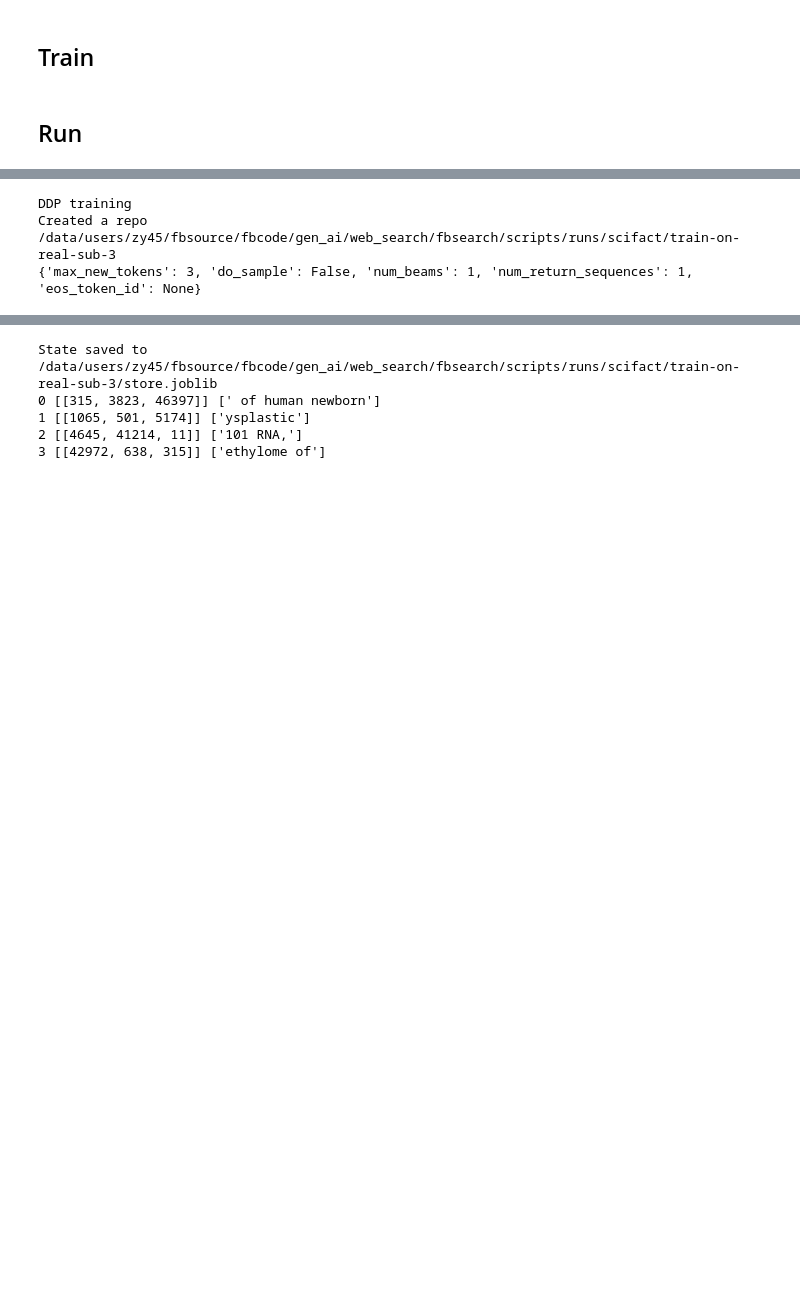
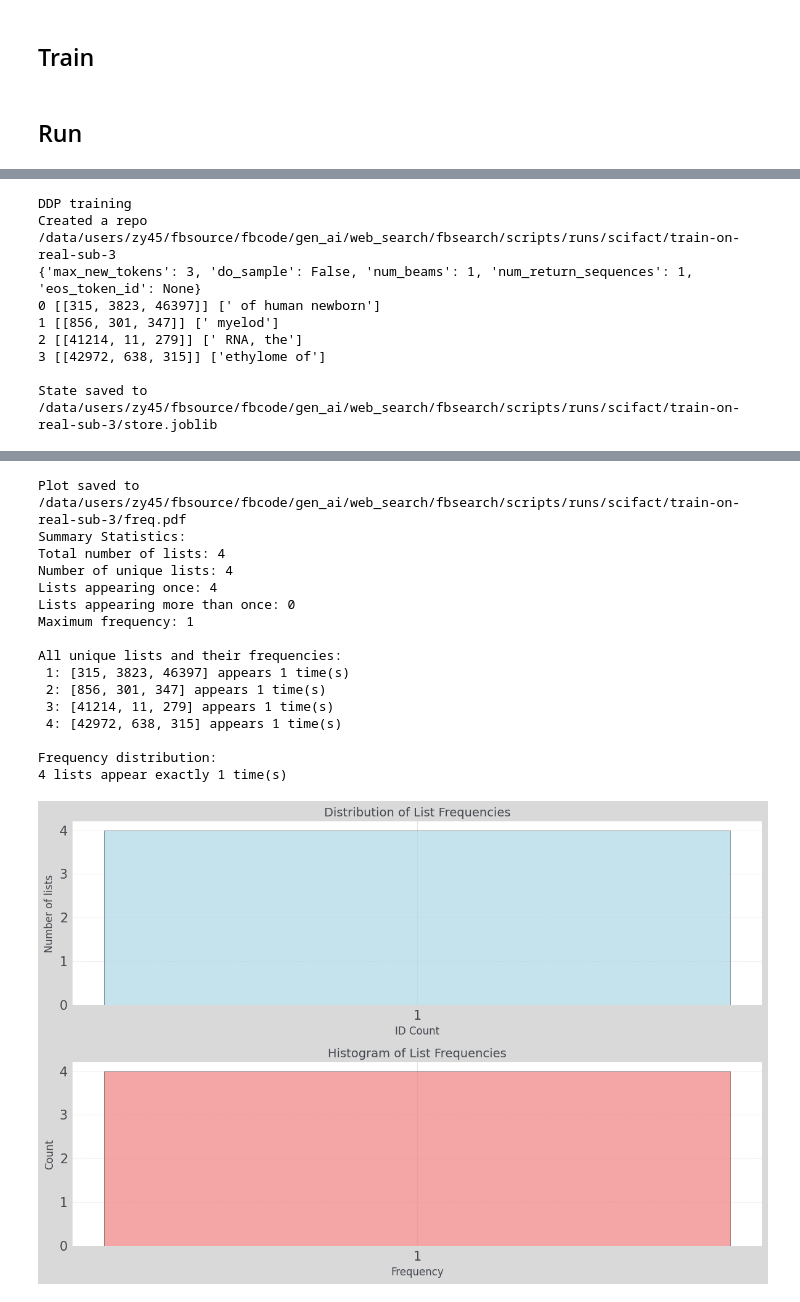
Before and after one commit to zeyuyang8/fbsearch, a Jupyter notebook: scripts/debug.ipynb, the cells around one changed output, grey strips where cells are left out. Drawn from its saved outputs; the diff is of its cells as text; code cells hidden in the pictures; blank space fills up the shorter version.

```diff
--- a/scripts/debug.ipynb
+++ b/scripts/debug.ipynb
@@ -719,7 +721,7 @@ class SequencePrefixTreeIndexStore(IndexStoreTemplate):
             print(
                 id,
                 val,
-                self.transformer.doc_tokenizer.batch_decode(
+                self.transformer.inference_tokenizer.batch_decode(
                     val, skip_special_tokens=False
                 ),
             )
@@ -835,7 +837,7 @@ class SequencePrefixTreeIndexStore(IndexStoreTemplate):
                 result = self._traverse_tree_for_query(seq)
                 if result:
                     result["index_ids"] = seq
-                    result["index_txt"] = self.transformer.doc_tokenizer.batch_decode(
+                    result["index_txt"] = self.transformer.inference_tokenizer.batch_decode(
                         seq, skip_special_tokens=False
                     )
                     result_ids.append(result)
@@ -983,8 +985,8 @@ class Arguments:
     # Model
     query_model_alias: str = field(default="llama-3.2-1b-instruct")
     doc_model_alias: str = field(default="llama-3.2-1b-instruct")
-    query_model_max_length: int = field(default=128)
-    doc_model_max_length: int = field(default=2048)
+    train_max_length: int = field(default=128)
+    inference_max_length: int = field(default=2048)
     torch_dtype: str = field(default="bfloat16")
 
     # Prompts
@@ -1171,16 +1173,18 @@ if args:
         query_model_name_or_path = TRANSFORMERS_PATH_MAP[args.query_model_alias]
         doc_model_name_or_path = TRANSFORMERS_PATH_MAP[args.doc_model_alias]
         if "query_model_copy" not in locals():
-            query_model_copy, query_tokenizer = get_model_and_tokenizer(
+            query_model_copy, train_tokenizer = get_model_and_tokenizer(
                 query_model_name_or_path,
-                model_max_length=args.query_model_max_length,
+                model_max_length=args.train_max_length,
                 torch_dtype=torch_dtype,
+                padding_side="right",
             )
         if "doc_model" not in locals():
-            doc_model, doc_tokenizer = get_model_and_tokenizer(
+            doc_model, inference_tokenizer = get_model_and_tokenizer(
                 doc_model_name_or_path,
-                model_max_length=args.doc_model_max_length,
+                model_max_length=args.inference_max_length,
                 torch_dtype=torch_dtype,
+                padding_side="left",
             )
             doc_model.to(accelerator.device, dtype=torch_dtype)
 
@@ -1239,8 +1243,8 @@ if args:
     genx_transformer = GenXTransformer(
         query_model=query_model,
         doc_model=doc_model,
-        query_tokenizer=query_tokenizer,
-        doc_tokenizer=doc_tokenizer,
+        train_tokenizer=train_tokenizer,
+        inference_tokenizer=inference_tokenizer,
         num_beams=args.num_beams,
         num_next_tokens=args.num_next_tokens,
     )
@@ -1273,7 +1277,7 @@ if args:
     store = SequencePrefixTreeIndexStore(
         genx_transformer,
         id_len=args.num_next_tokens,
-        universe=set(range(genx_transformer.doc_tokenizer.vocab_size)),
+        universe=set(range(genx_transformer.inference_tokenizer.vocab_size)),
         doc_prompt=corpus_prompt_template,
         query_prompt=query_prompt_template,
         mode="document_search",
@@ -1286,12 +1290,14 @@ if args:
     if args.load_store_state and os.path.exists(store_state_path):
         logger.info("Loading state...")
         store.load_state(store_state_path)
-        store.print_beams_store()
-        print()
+        if len(store._beams_store) < 10:
+            store.print_beams_store()
+            print()
         store.plot_list_frequencies(
             store._beams_store,
-            figsize=(8, 6),
+            figsize=(12, 8),
             save_path=os.path.join(args.output_dir, "freq.pdf"),
+            verbose=True if accelerator.is_main_process else False,
         )
     else:
         logger.info("Inserting corpus into data store...")
@@ -1303,8 +1309,16 @@ if args:
                 doc_id = doc_id.cpu().item()
                 to_be_inserted.append(Document(text, {"doc_id": doc_id}))
             store.insert(to_be_inserted)
+        if len(store._beams_store) < 10:
+            store.print_beams_store()
+            print()
         store.save_state(store_state_path)
-        store.print_beams_store()
+        store.plot_list_frequencies(
+            store._beams_store,
+            figsize=(12, 8),
+            save_path=os.path.join(args.output_dir, "freq.pdf"),
+            verbose=True if accelerator.is_main_process else False,
+        )
 
     # Log some info about our training
     total_batch_size = (
@@ -1365,8 +1379,7 @@ if args:
         initial=initial_global_step,
         desc="Steps",
         # Only show the progress bar once on each machine.
-        # disable=not accelerator.is_local_main_process,
-        disable=True,
+        disable=not accelerator.is_local_main_process,
     )
     epoch = first_epoch
     for epoch in range(first_epoch, num_train_epochs):
@@ -1498,3 +1511,9 @@ Mixed precision type: bf16
 DDP training
 Created a repo /data/users/zy45/fbsource/fbcode/gen_ai/web_search/fbsearch/scripts/runs/scifact/train-on-real-sub-3
 {'max_new_tokens': 3, 'do_sample': False, 'num_beams': 1, 'num_return_sequences': 1, 'eos_token_id': None}
+0 [[315, 3823, 46397]] [' of human newborn']
+1 [[856, 301, 347]] [' myelod']
+2 [[41214, 11, 279]] [' RNA, the']
+3 [[42972, 638, 315]] ['ethylome of']
+
+State saved to /data/users/zy45/fbsource/fbcode/gen_ai/web_search/fbsearch/scripts/runs/scifact/train-on-real-sub-3/store.joblib
@@ -1512,8 +1531,20 @@ Created a repo /data/users/zy45/fbsource/fbcode/gen_ai/web_search/fbsearch/scrip
-State saved to /data/users/zy45/fbsource/fbcode/gen_ai/web_search/fbsearch/scripts/runs/scifact/train-on-real-sub-3/store.joblib
-0 [[315, 3823, 46397]] [' of human newborn']
-1 [[1065, 501, 5174]] ['ysplastic']
-2 [[4645, 41214, 11]] ['101 RNA,']
-3 [[42972, 638, 315]] ['ethylome of']
+Plot saved to /data/users/zy45/fbsource/fbcode/gen_ai/web_search/fbsearch/scripts/runs/scifact/train-on-real-sub-3/freq.pdf
+Summary Statistics:
+Total number of lists: 4
+Number of unique lists: 4
+Lists appearing once: 4
+Lists appearing more than once: 0
+Maximum frequency: 1
+
+All unique lists and their frequencies:
+ 1: [315, 3823, 46397] appears 1 time(s)
+ 2: [856, 301, 347] appears 1 time(s)
+ 3: [41214, 11, 279] appears 1 time(s)
+ 4: [42972, 638, 315] appears 1 time(s)
+
+Frequency distribution:
+4 lists appear exactly 1 time(s)
+[figure, added]
 # %%
 store.set_verbose_for_all(True)
 train_metrics = log_validation(
```
Also changed, not shown: parts of 4 cells of this notebook, 2 other files.
